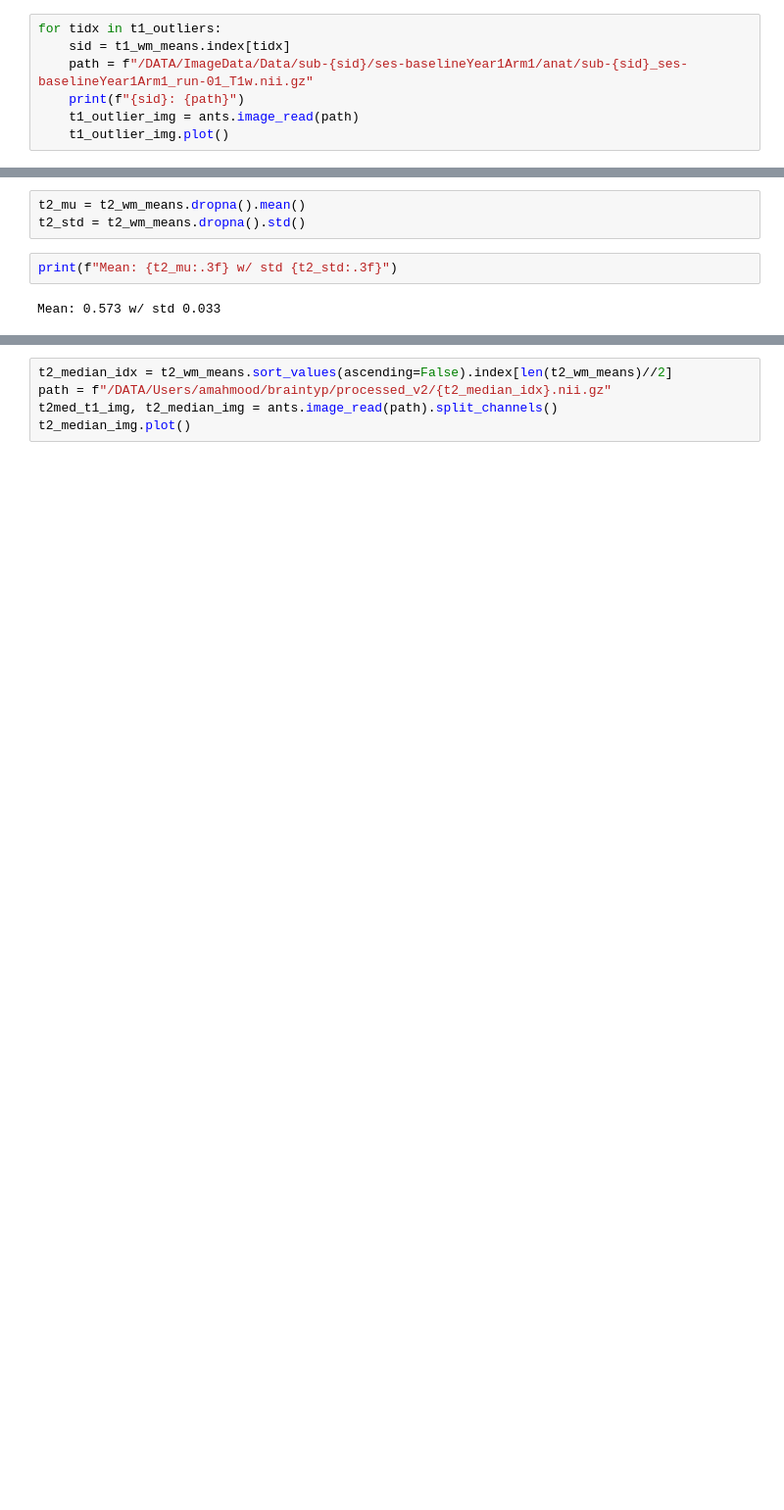
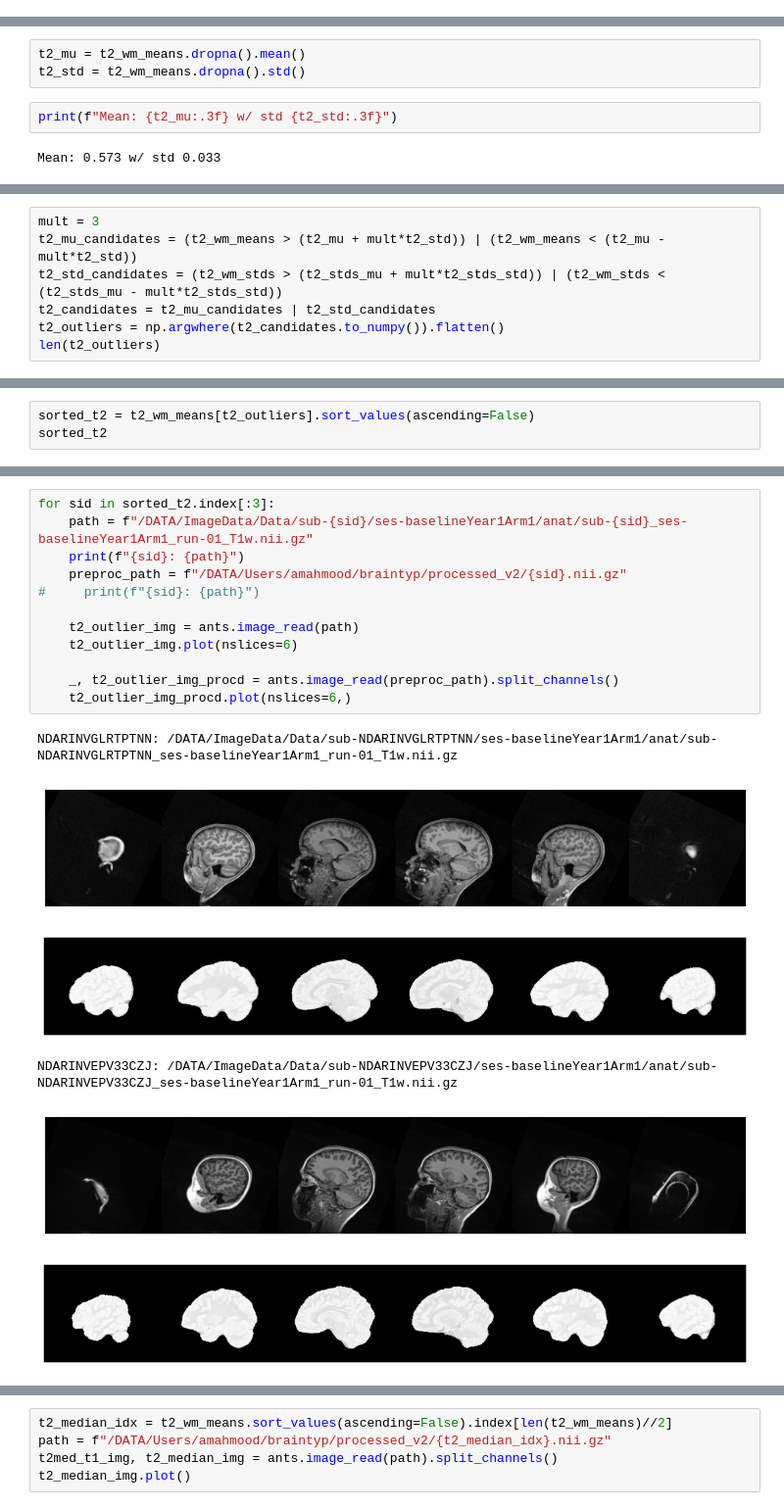
Before and after one commit to ahsanMah/braintypicality, a Jupyter notebook: dataset/QC+WM_Filtering.ipynb, the cells around one changed output, grey strips where cells are left out. Shown at 98% size. Drawn from its saved outputs; the diff is of its cells as text; blank space fills up the shorter version.

```diff
--- a/dataset/QC+WM_Filtering.ipynb
+++ b/dataset/QC+WM_Filtering.ipynb
@@ -232,7 +208,0 @@ for tidx in t1_outliers:
-# %%
-for tidx in t1_outliers:
-    sid = t1_wm_means.index[tidx]
-    path = f"/DATA/ImageData/Data/sub-{sid}/ses-baselineYear1Arm1/anat/sub-{sid}_ses-baselineYear1Arm1_run-01_T1w.nii.gz"
-    print(f"{sid}: {path}")
-    t1_outlier_img = ants.image_read(path)
-    t1_outlier_img.plot()
@@ -264,0 +239,7 @@ Mean: 0.573 w/ std 0.033
+# %%
+mult = 3
+t2_mu_candidates = (t2_wm_means > (t2_mu + mult*t2_std)) | (t2_wm_means < (t2_mu - mult*t2_std))
+t2_std_candidates = (t2_wm_stds > (t2_stds_mu + mult*t2_stds_std)) | (t2_wm_stds < (t2_stds_mu - mult*t2_stds_std))
+t2_candidates = t2_mu_candidates | t2_std_candidates
+t2_outliers = np.argwhere(t2_candidates.to_numpy()).flatten()
+len(t2_outliers)
@@ -264,0 +248,3 @@ Mean: 0.573 w/ std 0.033
+# %%
+sorted_t2 = t2_wm_means[t2_outliers].sort_values(ascending=False)
+sorted_t2
@@ -264,0 +269,19 @@ Mean: 0.573 w/ std 0.033
+# %%
+for sid in sorted_t2.index[:3]:
+    path = f"/DATA/ImageData/Data/sub-{sid}/ses-baselineYear1Arm1/anat/sub-{sid}_ses-baselineYear1Arm1_run-01_T1w.nii.gz"
+    print(f"{sid}: {path}")
+    preproc_path = f"/DATA/Users/amahmood/braintyp/processed_v2/{sid}.nii.gz"
+#     print(f"{sid}: {path}")
+
+    t2_outlier_img = ants.image_read(path)
+    t2_outlier_img.plot(nslices=6)
+
+    _, t2_outlier_img_procd = ants.image_read(preproc_path).split_channels()
+    t2_outlier_img_procd.plot(nslices=6,)
+# %% [output]
+NDARINVGLRTPTNN: /DATA/ImageData/Data/sub-NDARINVGLRTPTNN/ses-baselineYear1Arm1/anat/sub-NDARINVGLRTPTNN_ses-baselineYear1Arm1_run-01_T1w.nii.gz
+[figure, added]
+[figure, added]
+NDARINVEPV33CZJ: /DATA/ImageData/Data/sub-NDARINVEPV33CZJ/ses-baselineYear1Arm1/anat/sub-NDARINVEPV33CZJ_ses-baselineYear1Arm1_run-01_T1w.nii.gz
+[figure, added]
+[figure, added]
```
Also changed, not shown: parts of 58 cells of this notebook, 2 other files.
